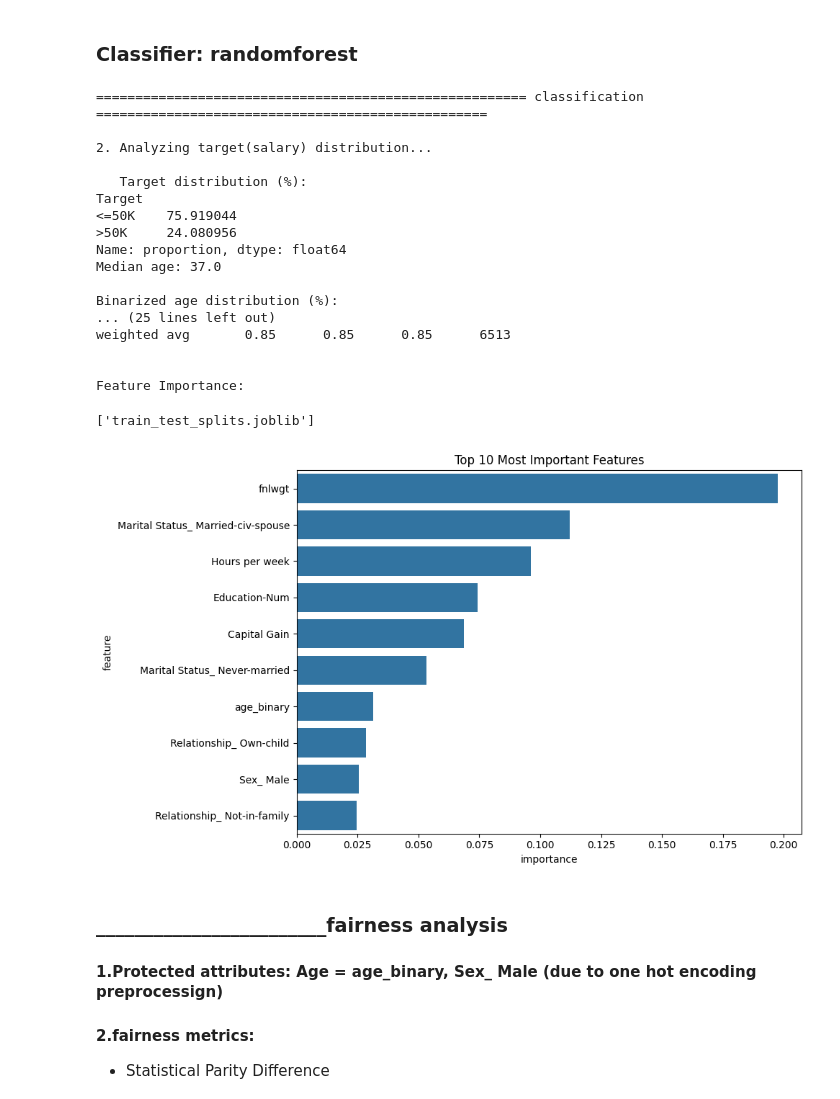
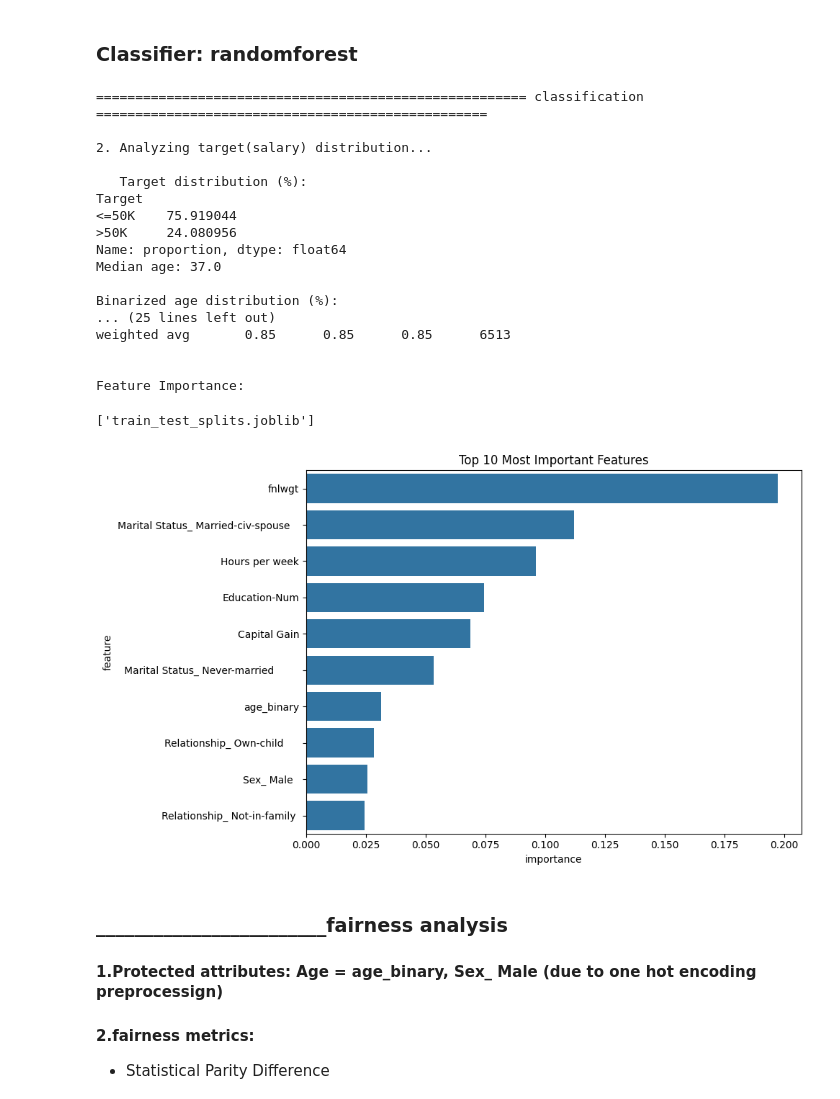
Before and after one commit to sirimeraoui/MDBW, a Jupyter notebook: main.ipynb, the cells around one changed output. Drawn from its saved outputs; the diff is of its cells as text; code cells hidden in the pictures.

```diff
--- a/main.ipynb
+++ b/main.ipynb
@@ -72,7 +72,7 @@ categorical_features = ['Workclass', 'Education', 'Marital Status', 'Occupation'
 # one hot encore categorical
 df_encoded = pd.get_dummies(df_clean, columns=categorical_features, drop_first=True)
 df_encoded = df_encoded.drop(columns=['Age'])
-
+df_encoded = df_encoded.rename(columns=lambda x: x.strip())
 # feature matrix X
 X = df_encoded.drop('Target', axis=1)
 X['age_binary'] = df['age_binary']
@@ -138,34 +138,34 @@ sns.barplot(data=top_features, x='importance', y='feature')
 plt.title(f'Top {top_n} Most Important Features')
 plt.tight_layout()
 plt.savefig('feature_importance_top10.png', dpi=300)
 
 # Save processed dataset
 df_final = X.copy()
 df_final['Target'] = y
 df_final.to_csv('adult_processed.csv', index=False)
 # Save the trained model
 joblib.dump(classifier, 'classifier_model.joblib')
 joblib.dump((X_train, X_test, y_train, y_test), 'train_test_splits.joblib')
 # %% [output]
 ======================================================= classification ==================================================
 
 2. Analyzing target(salary) distribution...
 
    Target distribution (%):
 Target
 <=50K    75.919044
 >50K     24.080956
 Name: proportion, dtype: float64
 Median age: 37.0
 
 Binarized age distribution (%):
 ... (25 lines left out)
 weighted avg       0.85      0.85      0.85      6513
 
 
 Feature Importance:
 ['train_test_splits.joblib']
-[figure, old version]
+[figure, new version]
 # %% [markdown]
 ### ________________________fairness analysis
 #### 1.Protected attributes: Age = age_binary, Sex_ Male (due to one hot encoding preprocessign)
```
Also changed, not shown: parts of 2 cells of this notebook, 3 other files.
